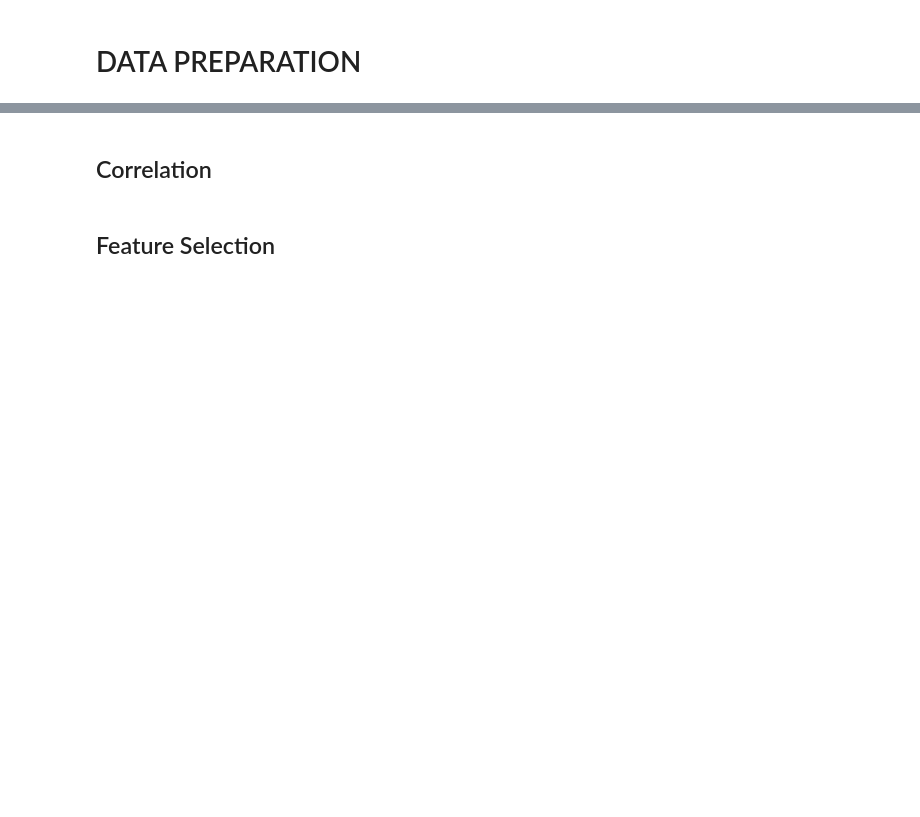
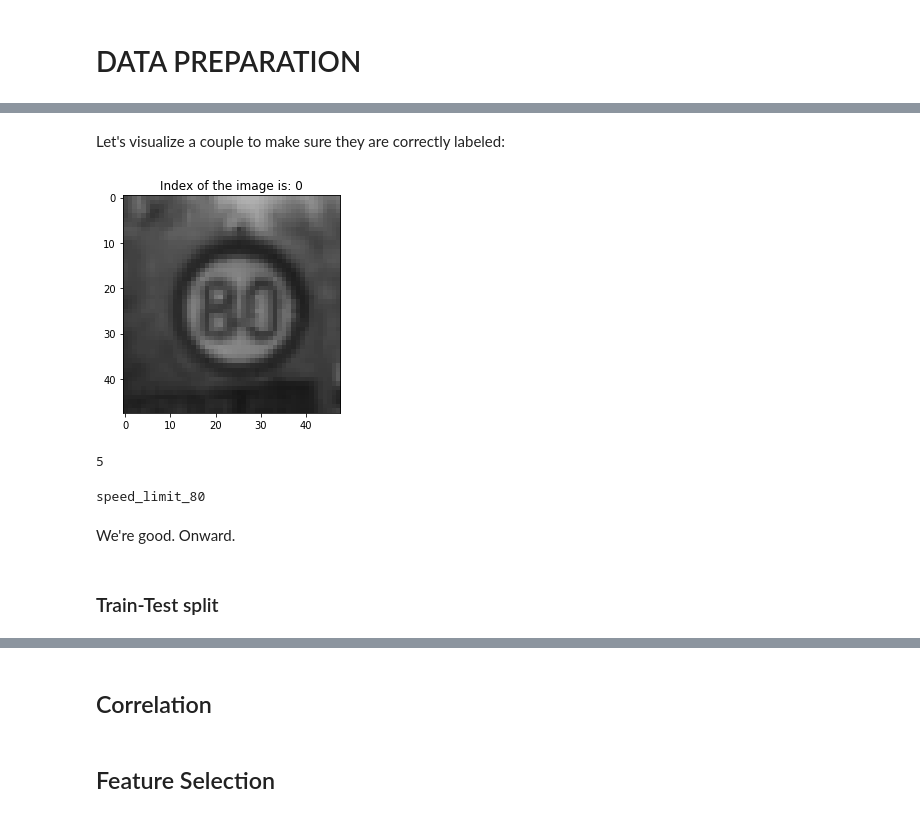
Before and after one commit to timkofu/F21DL, a Jupyter notebook: classy/view/jupyter_notebook/Coursework One.ipynb, the cells around one changed output, grey strips where cells are left out. Drawn from its saved outputs; the diff is of its cells as text; code cells hidden in the pictures; blank space fills up the shorter version.

```diff
--- a/classy/view/jupyter_notebook/Coursework One.ipynb
+++ b/classy/view/jupyter_notebook/Coursework One.ipynb
@@ -140,0 +231,26 @@ x_train_gr_smpl.describe()
+# %%
+# First, the label mappings
+label_mappings = {
+    "speed_limit_60": 3,
+    "speed_limit_80": 5,
+    "speed_limit_80_lifted": 6,
+    "right_of_way_crossing": 11,
+    "right_of_way_general": 12,
+    "give_way": 13,
+    "stop": 14,
+    "no_speed_limit_general": 32,
+    "turn_right_down": 38,
+    "turn_left_down": 39,
+}
+# %%
+# This function will generate the class attribute "labels"
+def make_class_attr():
+    class_attributes = []
+    for lb in labels.itertuples():
+        for l in label_mappings.keys():
+            if getattr(lb, l) == 0:
+                class_attributes.append(label_mappings[l])
+    return class_attributes
+# %%
+# Here we go
+single_column_labels = pd.DataFrame(make_class_attr(), columns=['label'])
@@ -140,0 +273,4 @@ x_train_gr_smpl.describe()
+# %%
+# Now we join that column to the instances and attributes and now we finally have a dataset to feed to our
+# model
+dataset = pd.concat([x_train_gr_smpl, single_column_labels], axis=1)
@@ -140,0 +289,7 @@ x_train_gr_smpl.describe()
+# %% [markdown]
+Let's visualize a couple to make sure they are correctly labeled:
+# %%
+random_image = dataset.iloc[1989, :2304]
+visualize_image(random_image, plt)
+# %% [output]
+[figure, added]
@@ -140,0 +299,14 @@ x_train_gr_smpl.describe()
+# %%
+# Now let's see whats at that label position
+dataset.iloc[1989, 2304:].values[0]
+# %% [output]
+5
+# %%
+# Now let's see which label is 5
+print(label_mappings[dataset.iloc[1989, 2304:].values[0]])
+# %% [output]
+speed_limit_80
+# %% [markdown]
+We're good. Onward.
+# %% [markdown]
+### Train-Test split
```
Also changed, not shown: parts of 46 cells of this notebook, 5 other files.
